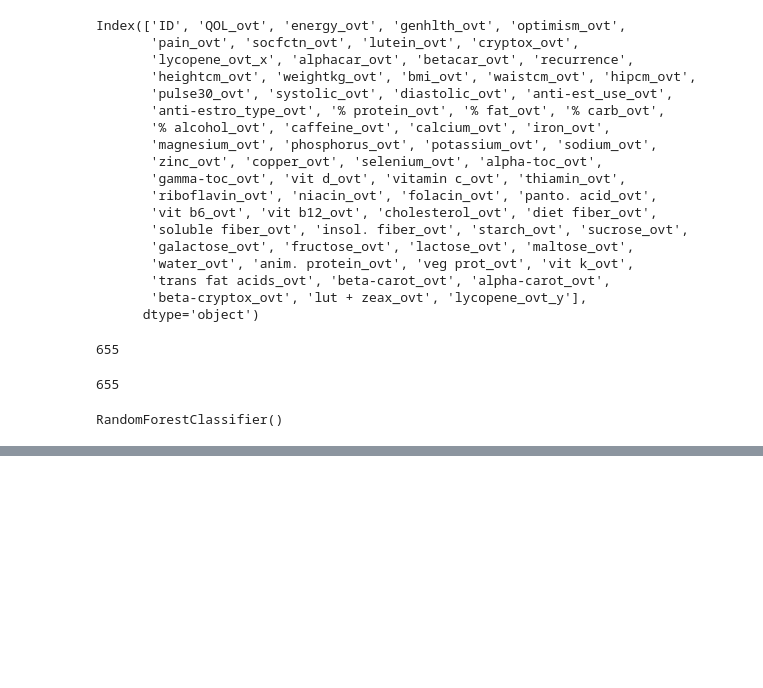
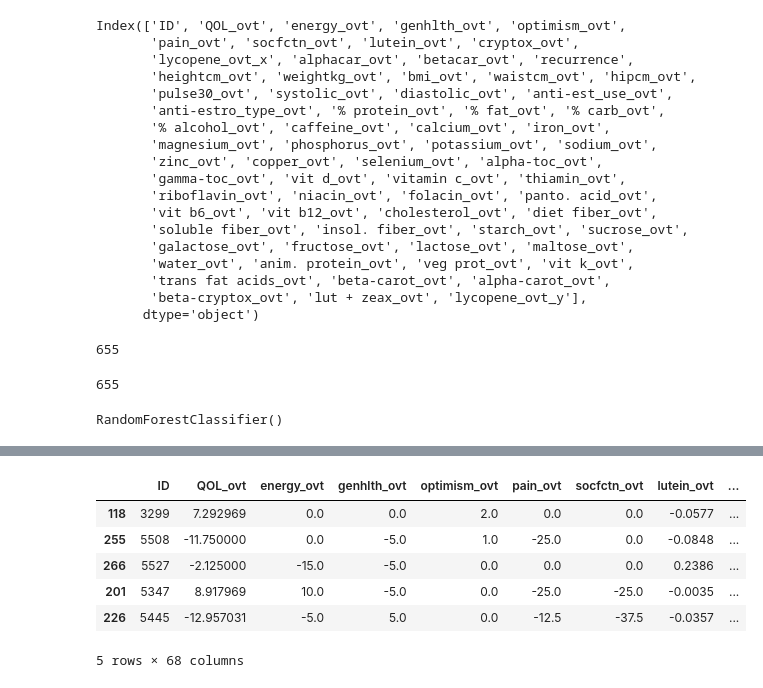
Before and after one commit to pndang/Project_WHEL, a Jupyter notebook: random_forest_model.ipynb, the cells around one changed output, grey strips where cells are left out. Drawn from its saved outputs; the diff is of its cells as text; code cells hidden in the pictures; blank space fills up the shorter version.

```diff
--- a/random_forest_model.ipynb
+++ b/random_forest_model.ipynb
@@ -157,0 +195,10 @@ y_preds = clf.predict(X_test)
+# %%
+df_minor_up.head()
+# %% [output]
+|  | ID | QOL_ovt | energy_ovt | genhlth_ovt | optimism_ovt | pain_ovt | socfctn_ovt | lutein_ovt | ... |
+| 118 | 3299 | 7.292969 | 0.0 | 0.0 | 2.0 | 0.0 | 0.0 | -0.0577 | ... |
+| 255 | 5508 | -11.750000 | 0.0 | -5.0 | 1.0 | -25.0 | 0.0 | -0.0848 | ... |
+| 266 | 5527 | -2.125000 | -15.0 | -5.0 | 0.0 | 0.0 | 0.0 | 0.2386 | ... |
+| 201 | 5347 | 8.917969 | 10.0 | -5.0 | 0.0 | -25.0 | -25.0 | -0.0035 | ... |
+| 226 | 5445 | -12.957031 | -5.0 | 5.0 | 0.0 | -12.5 | -37.5 | -0.0357 | ... |
+5 rows × 68 columns
```
Also changed, not shown: parts of 22 cells of this notebook.
